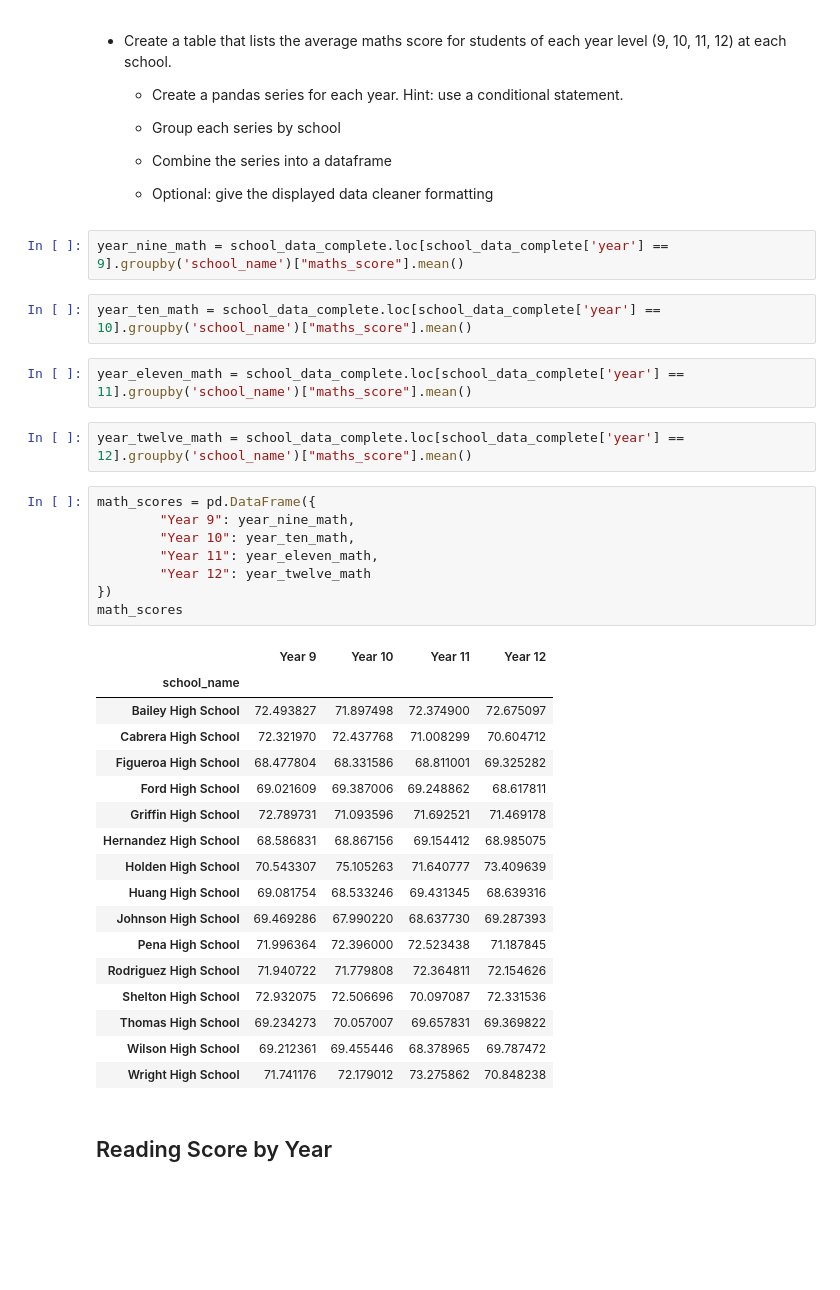
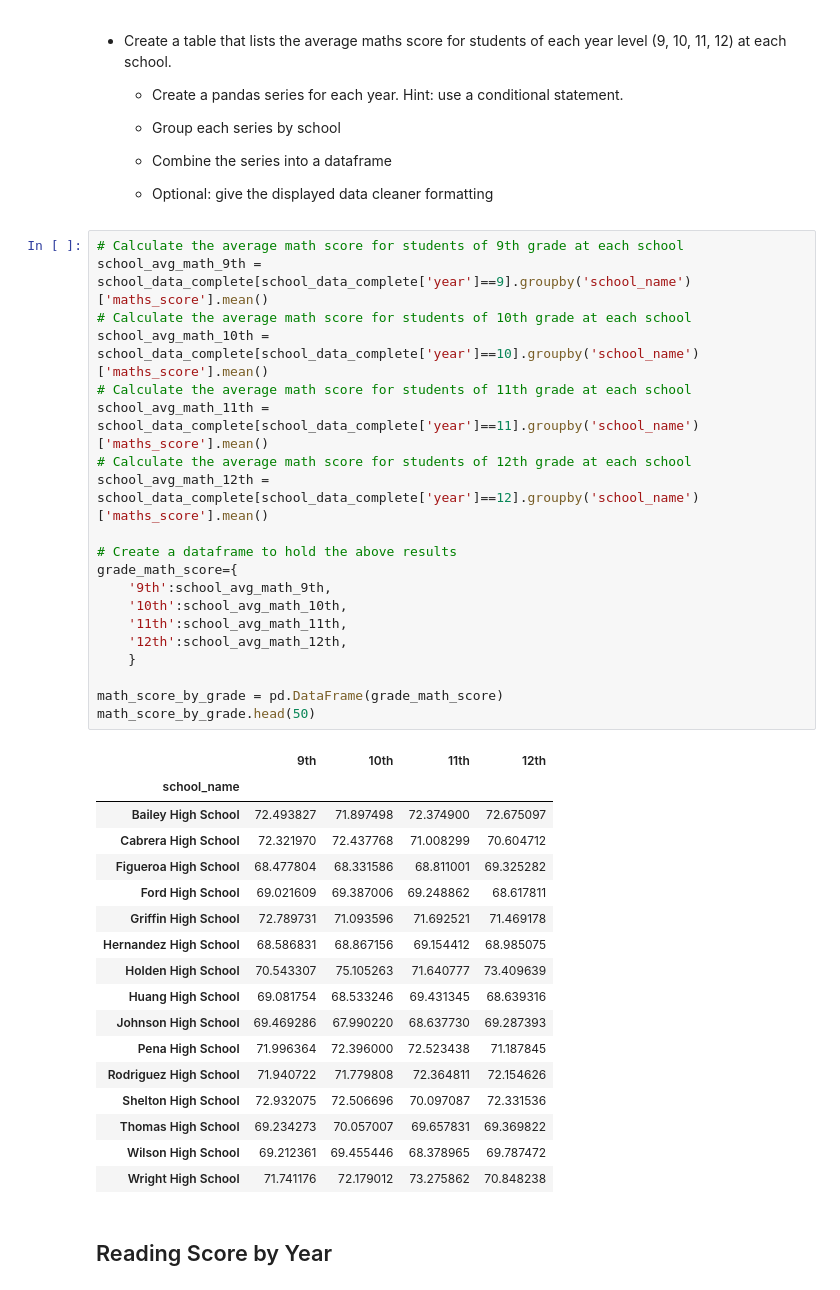
Before and after one commit to nickjaycarr88/pandas_challenge, a Jupyter notebook: PyCitySchools_starter_trial.ipynb, the cells around one changed output. Saved outputs shown, nothing was run; the diff lists cells and outputs as text; blank space fills up the shorter version.

```diff
--- a/PyCitySchools_starter_trial.ipynb
+++ b/PyCitySchools_starter_trial.ipynb
@@ -402,40 +208,44 @@ NameError: name 'school_type' is not defined
   * Combine the series into a dataframe
 
   * Optional: give the displayed data cleaner formatting
-# %%
-year_nine_math = school_data_complete.loc[school_data_complete['year'] == 9].groupby('school_name')["maths_score"].mean()
-# %%
-year_ten_math = school_data_complete.loc[school_data_complete['year'] == 10].groupby('school_name')["maths_score"].mean()
-# %%
-year_eleven_math = school_data_complete.loc[school_data_complete['year'] == 11].groupby('school_name')["maths_score"].mean()
-# %%
-year_twelve_math = school_data_complete.loc[school_data_complete['year'] == 12].groupby('school_name')["maths_score"].mean()
-# %%
-math_scores = pd.DataFrame({
-        "Year 9": year_nine_math,
-        "Year 10": year_ten_math,
-        "Year 11": year_eleven_math,
-        "Year 12": year_twelve_math
-})
-math_scores
-# %% [output]
-|  | Year 9 | Year 10 | Year 11 | Year 12 |
-| school_name |  |  |  |  |
-| Bailey High School | 72.493827 | 71.897498 | 72.374900 | 72.675097 |
-| Cabrera High School | 72.321970 | 72.437768 | 71.008299 | 70.604712 |
-| Figueroa High School | 68.477804 | 68.331586 | 68.811001 | 69.325282 |
-| Ford High School | 69.021609 | 69.387006 | 69.248862 | 68.617811 |
-| Griffin High School | 72.789731 | 71.093596 | 71.692521 | 71.469178 |
-| Hernandez High School | 68.586831 | 68.867156 | 69.154412 | 68.985075 |
-| Holden High School | 70.543307 | 75.105263 | 71.640777 | 73.409639 |
-| Huang High School | 69.081754 | 68.533246 | 69.431345 | 68.639316 |
-| Johnson High School | 69.469286 | 67.990220 | 68.637730 | 69.287393 |
-| Pena High School | 71.996364 | 72.396000 | 72.523438 | 71.187845 |
-| Rodriguez High School | 71.940722 | 71.779808 | 72.364811 | 72.154626 |
-| Shelton High School | 72.932075 | 72.506696 | 70.097087 | 72.331536 |
-| Thomas High School | 69.234273 | 70.057007 | 69.657831 | 69.369822 |
-| Wilson High School | 69.212361 | 69.455446 | 68.378965 | 69.787472 |
-| Wright High School | 71.741176 | 72.179012 | 73.275862 | 70.848238 |
+# %%
+# Calculate the average math score for students of 9th grade at each school
+school_avg_math_9th = school_data_complete[school_data_complete['year']==9].groupby('school_name')['maths_score'].mean()
+# Calculate the average math score for students of 10th grade at each school
+school_avg_math_10th = school_data_complete[school_data_complete['year']==10].groupby('school_name')['maths_score'].mean()
+# Calculate the average math score for students of 11th grade at each school
+school_avg_math_11th = school_data_complete[school_data_complete['year']==11].groupby('school_name')['maths_score'].mean()
+# Calculate the average math score for students of 12th grade at each school
+school_avg_math_12th = school_data_complete[school_data_complete['year']==12].groupby('school_name')['maths_score'].mean()
+
+# Create a dataframe to hold the above results
+grade_math_score={
+    '9th':school_avg_math_9th,
+    '10th':school_avg_math_10th,
+    '11th':school_avg_math_11th,
+    '12th':school_avg_math_12th,
+    }
+
+math_score_by_grade = pd.DataFrame(grade_math_score)
+math_score_by_grade.head(50)
+# %% [output]
+|  | 9th | 10th | 11th | 12th |
+| school_name |  |  |  |  |
+| Bailey High School | 72.493827 | 71.897498 | 72.374900 | 72.675097 |
+| Cabrera High School | 72.321970 | 72.437768 | 71.008299 | 70.604712 |
+| Figueroa High School | 68.477804 | 68.331586 | 68.811001 | 69.325282 |
+| Ford High School | 69.021609 | 69.387006 | 69.248862 | 68.617811 |
+| Griffin High School | 72.789731 | 71.093596 | 71.692521 | 71.469178 |
+| Hernandez High School | 68.586831 | 68.867156 | 69.154412 | 68.985075 |
+| Holden High School | 70.543307 | 75.105263 | 71.640777 | 73.409639 |
+| Huang High School | 69.081754 | 68.533246 | 69.431345 | 68.639316 |
+| Johnson High School | 69.469286 | 67.990220 | 68.637730 | 69.287393 |
+| Pena High School | 71.996364 | 72.396000 | 72.523438 | 71.187845 |
+| Rodriguez High School | 71.940722 | 71.779808 | 72.364811 | 72.154626 |
+| Shelton High School | 72.932075 | 72.506696 | 70.097087 | 72.331536 |
+| Thomas High School | 69.234273 | 70.057007 | 69.657831 | 69.369822 |
+| Wilson High School | 69.212361 | 69.455446 | 68.378965 | 69.787472 |
+| Wright High School | 71.741176 | 72.179012 | 73.275862 | 70.848238 |
 # %% [markdown]
 ## Reading Score by Year
 # %% [markdown]
```
Also changed, not shown: parts of 65 cells of this notebook, 2 other files.
